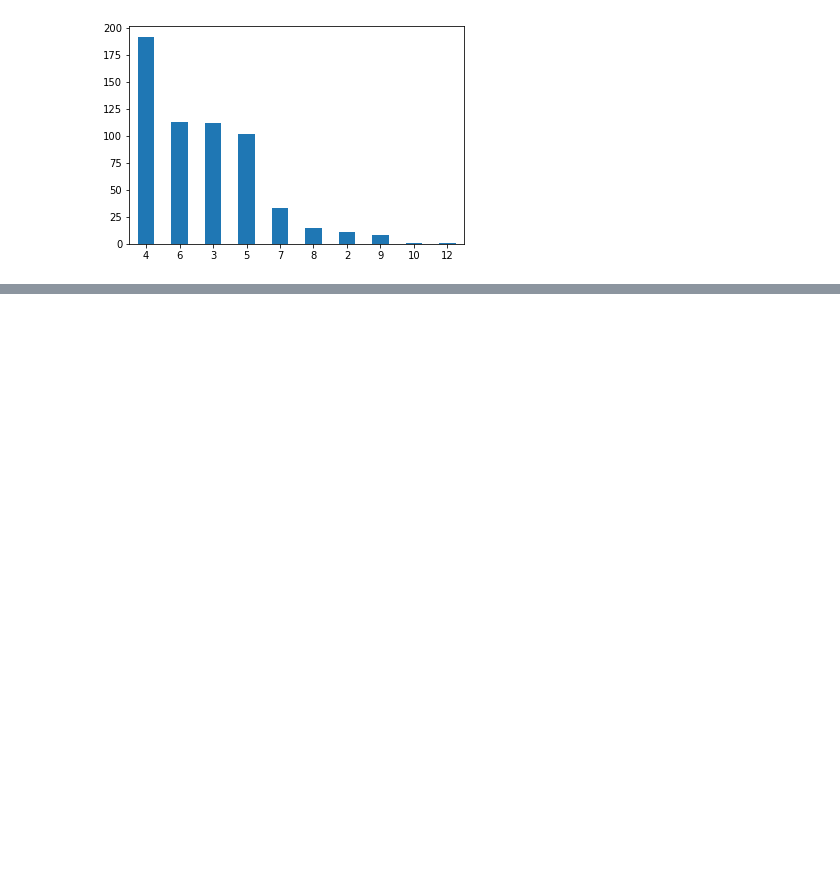
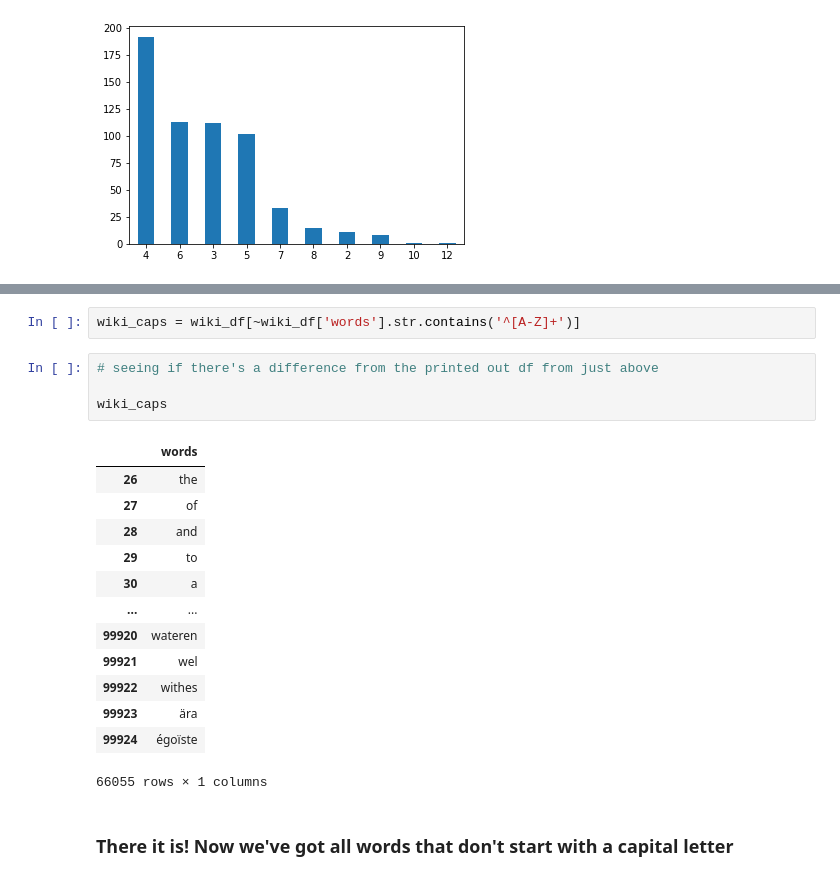
Before and after one commit to nate-walter/Words-From-The-Eye-Chart, a Jupyter notebook: Snellen_Words.ipynb, the cells around one changed output, grey strips where cells are left out. Drawn from its saved outputs; the diff is of its cells as text; blank space fills up the shorter version.

```diff
--- a/Snellen_Words.ipynb
+++ b/Snellen_Words.ipynb
@@ -989,0 +1130,22 @@ data['length'].value_counts().plot(kind='bar', rot=0);
+# %%
+wiki_caps = wiki_df[~wiki_df['words'].str.contains('^[A-Z]+')]
+# %%
+# seeing if there's a difference from the printed out df from just above
+
+wiki_caps
+# %% [output]
+|  | words |
+| 26 | the |
+| 27 | of |
+| 28 | and |
+| 29 | to |
+| 30 | a |
+| ... | ... |
+| 99920 | wateren |
+| 99921 | wel |
+| 99922 | withes |
+| 99923 | ära |
+| 99924 | égoïste |
+66055 rows × 1 columns
+# %% [markdown]
+### There it is! Now we've got all words that don't start with a capital letter
```
Also changed, not shown: parts of 68 cells of this notebook.
